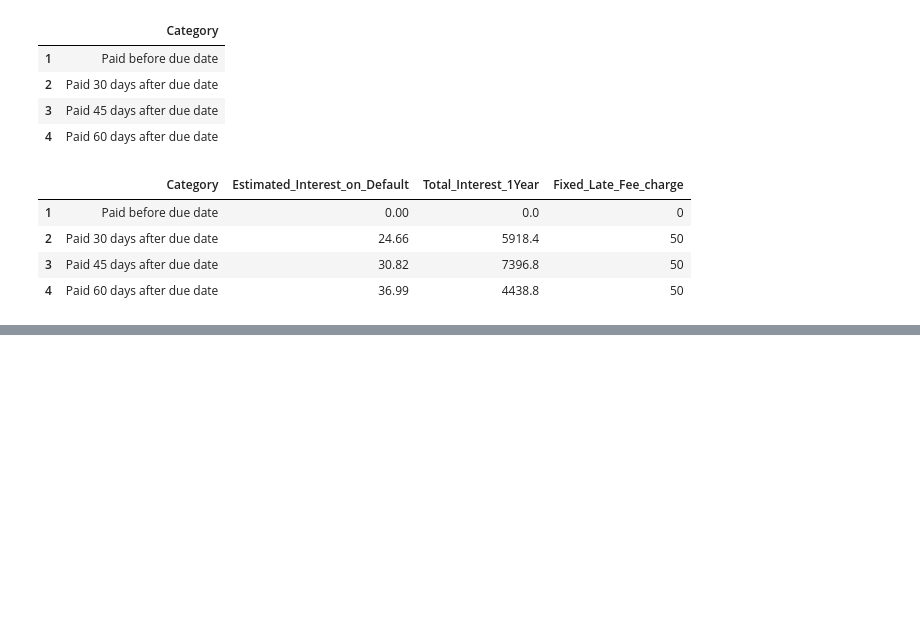
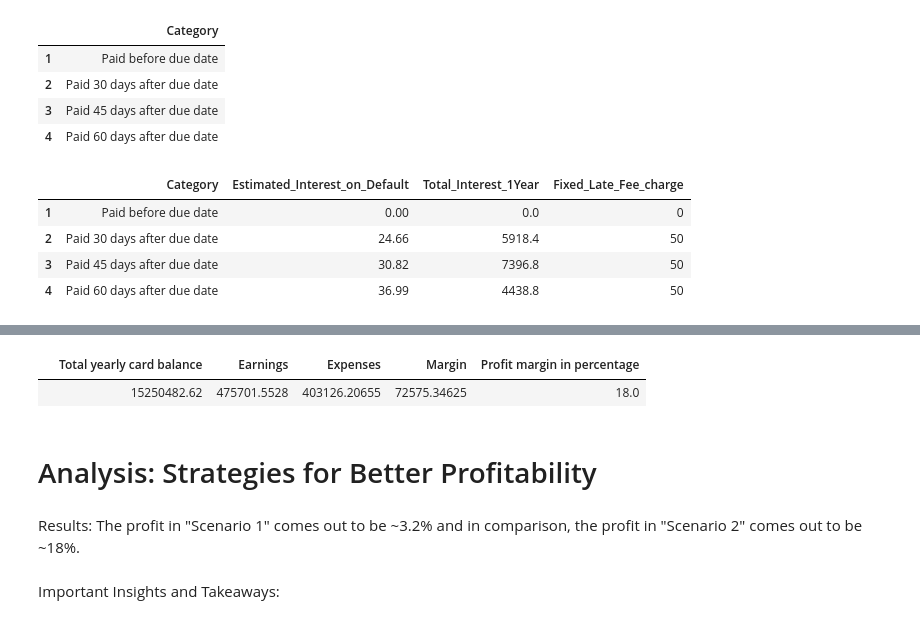
Before and after one commit to Ajkuch7/Maxmizing-profit-of-credit-card, a Jupyter notebook: Credit Card Company-checkpoint.ipynb, the cells around one changed output, grey strips where cells are left out. Saved outputs shown, nothing was run; the diff lists cells and outputs as text; code cells hidden in the pictures; blank space fills up the shorter version.

```diff
--- a/Credit Card Company-checkpoint.ipynb
+++ b/Credit Card Company-checkpoint.ipynb
@@ -156,0 +338,44 @@ report
+# %%
+# Loss rate on outstanding balance over the year
+
+loss=0
+for month_bal,total_cust in zip(Data_Calc_scenario2['Month_on_Month_Bal'],Data_Calc_scenario2['Active_customers']):
+    loss=loss+(loss_rate/12)*total_cust*month_bal
+
+# total membership fee over the year
+
+total_mem_fee=0
+for mem_fee,total_cust in zip(Data_Calc_scenario2['Membership_Fee'],Data_Calc_scenario2['Active_customers']):
+    total_mem_fee=total_mem_fee+mem_fee*total_cust
+
+# total affiliation fee over the year
+
+total_affil_fee=0
+for total_cust in Data_Calc_scenario2['Active_customers']:
+    total_affil_fee=total_affil_fee+affil_fee*total_cust
+
+# Total Average Balance for the financial year
+
+card_bal=np.sum(Data_Calc_scenario2['Month_on_Month_Bal']*Data_Calc_scenario2['Active_customers'])
+
+# Calculation of Expenses and Earnings
+
+Expenses=cost_of_funds+operating_cost+loss
+Earnings=total_mem_fee+total_affil_fee+np.sum(Data_Calc_scenario2['Total_Late_Charges_Collected'])
+
+margin=Earnings-Expenses # margin earned above or below total amount spent
+net_profit_loss=margin/Expenses*100
+
+Report=pd.DataFrame({'Total yearly card balance':card_bal,'Earnings':Earnings,'Expenses':Expenses,
+              'Margin':margin,PnL_check():net_profit_loss.round(2)},index=[' '])
+#Printing out the results
+Report
+# %% [output]
+|  | Total yearly card balance | Earnings | Expenses | Margin | Profit margin in percentage |
+|  | 15250482.62 | 475701.5528 | 403126.20655 | 72575.34625 | 18.0 |
+# %% [markdown]
+# Analysis: Strategies for Better Profitability
+# %% [markdown]
+Results: The profit in "Scenario 1" comes out to be ~3.2% and in comparison, the profit in "Scenario 2" comes out to be ~18%.
+# %% [markdown]
+Important Insights and Takeaways:
```
Also changed, not shown: parts of 8 cells of this notebook.
